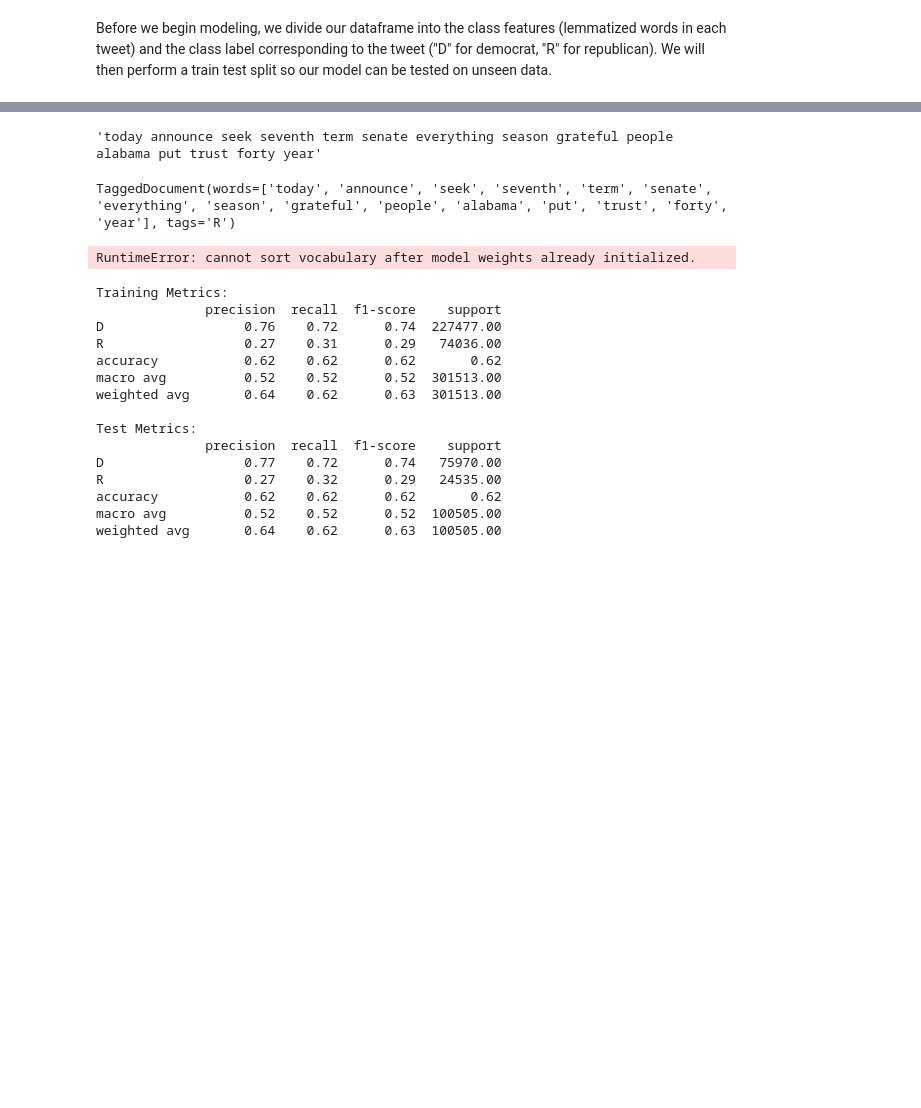
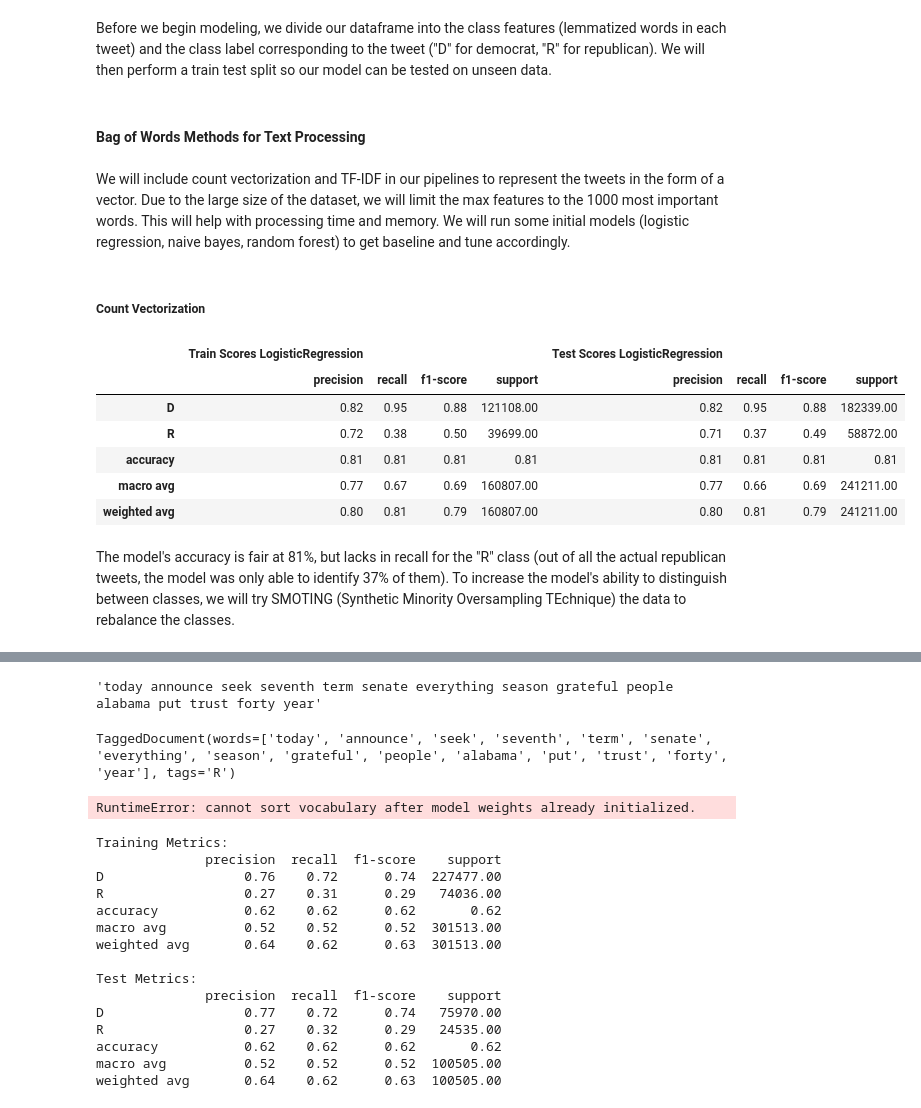
Before and after one commit to swzoeller/NLP-Capstone, a Jupyter notebook: data-extraction-twint.ipynb, the cells around one changed output, grey strips where cells are left out. Drawn from its saved outputs; the diff is of its cells as text; code cells hidden in the pictures; blank space fills up the shorter version.

```diff
--- a/data-extraction-twint.ipynb
+++ b/data-extraction-twint.ipynb
@@ -587,0 +585,9 @@ X_train, X_test, y_train, y_test = train_test_split(X, y, test_size=0.25, random
+# %%
+def return_classification_report(pipeline, X_train, y_train, X_test, y_test):
+    pipeline.fit(X_train, y_train)
+    y_train_preds = pipeline.predict(X_train)
+    y_test_preds = pipeline.predict(X_test)
+    train = pd.DataFrame(classification_report(y_train, y_train_preds, output_dict=True)).transpose().apply(lambda x: round(x, 2))
+    test = pd.DataFrame(classification_report(y_test, y_test_preds, output_dict=True)).transpose().apply(lambda x: round(x, 2))
+    return pd.concat([train, test], axis=1, keys=["Train Scores {}".format(str(pipeline.steps[-1][1]).strip("()")),
+                                                 "Test Scores {}".format(str(pipeline.steps[-1][1]).strip("()"))])
@@ -587,0 +604,21 @@ X_train, X_test, y_train, y_test = train_test_split(X, y, test_size=0.25, random
+# %% [markdown]
+#### Bag of Words Methods for Text Processing
+# %% [markdown]
+We will include count vectorization and TF-IDF in our pipelines to represent the tweets in the form of a vector. Due to the large size of the dataset, we will limit the max features to the 1000 most important words. This will help with processing time and memory. We will run some initial models (logistic regression, naive bayes, random forest) to get baseline and tune accordingly.
+# %% [markdown]
+##### Count Vectorization
+# %%
+pipe_lr1 = Pipeline([('t_proc', CountVectorizer(max_features=1000)),
+                     ('clf', LogisticRegression())])
+# %%
+return_classification_report(pipe_lr1, X_train, y_train, X_test, y_test)
+# %% [output]
+|  | Train Scores LogisticRegression |  |  |  | Test Scores LogisticRegression |  |  |  |
+|  | precision | recall | f1-score | support | precision | recall | f1-score | support |
+| D | 0.82 | 0.95 | 0.88 | 121108.00 | 0.82 | 0.95 | 0.88 | 182339.00 |
+| R | 0.72 | 0.38 | 0.50 | 39699.00 | 0.71 | 0.37 | 0.49 | 58872.00 |
+| accuracy | 0.81 | 0.81 | 0.81 | 0.81 | 0.81 | 0.81 | 0.81 | 0.81 |
+| macro avg | 0.77 | 0.67 | 0.69 | 160807.00 | 0.77 | 0.66 | 0.69 | 241211.00 |
+| weighted avg | 0.80 | 0.81 | 0.79 | 160807.00 | 0.80 | 0.81 | 0.79 | 241211.00 |
+# %% [markdown]
+The model's accuracy is fair at 81%, but lacks in recall for the "R" class (out of all the actual republican tweets, the model was only able to identify 37% of them). To increase the model's ability to distinguish between classes, we will try SMOTING (Synthetic Minority Oversampling TEchnique) the data to rebalance the classes.
```
Also changed, not shown: parts of 32 cells of this notebook.
